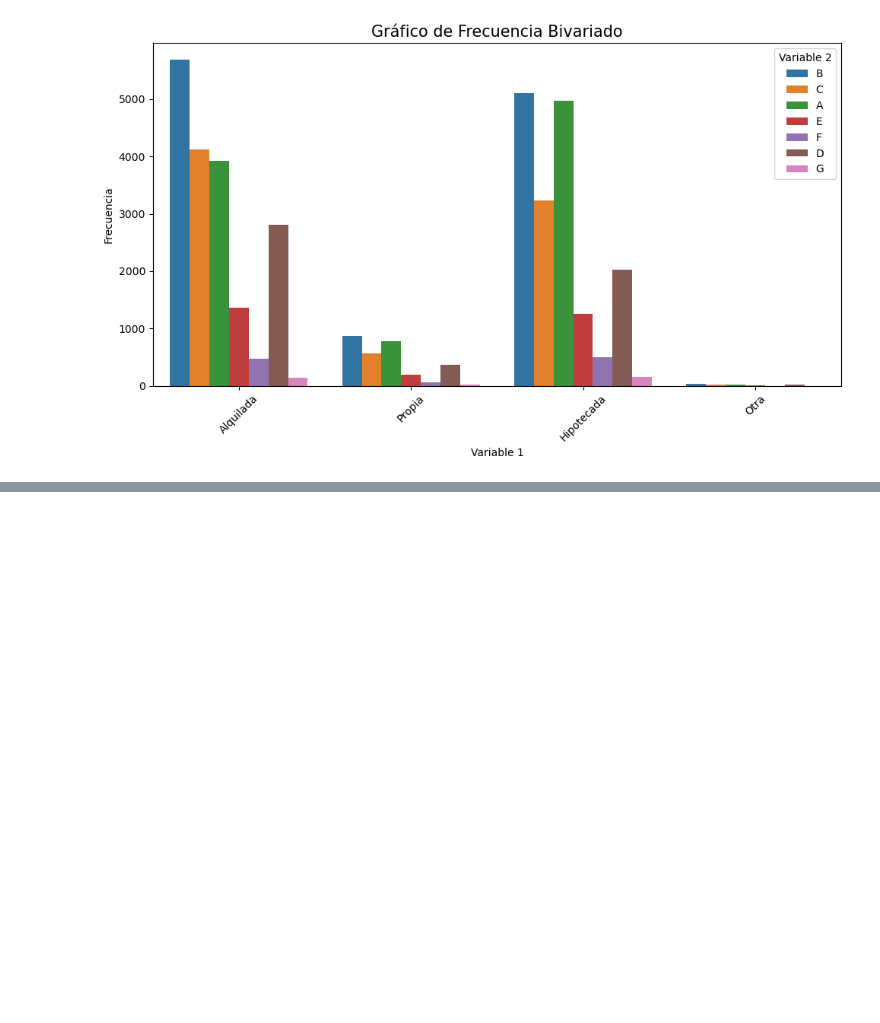
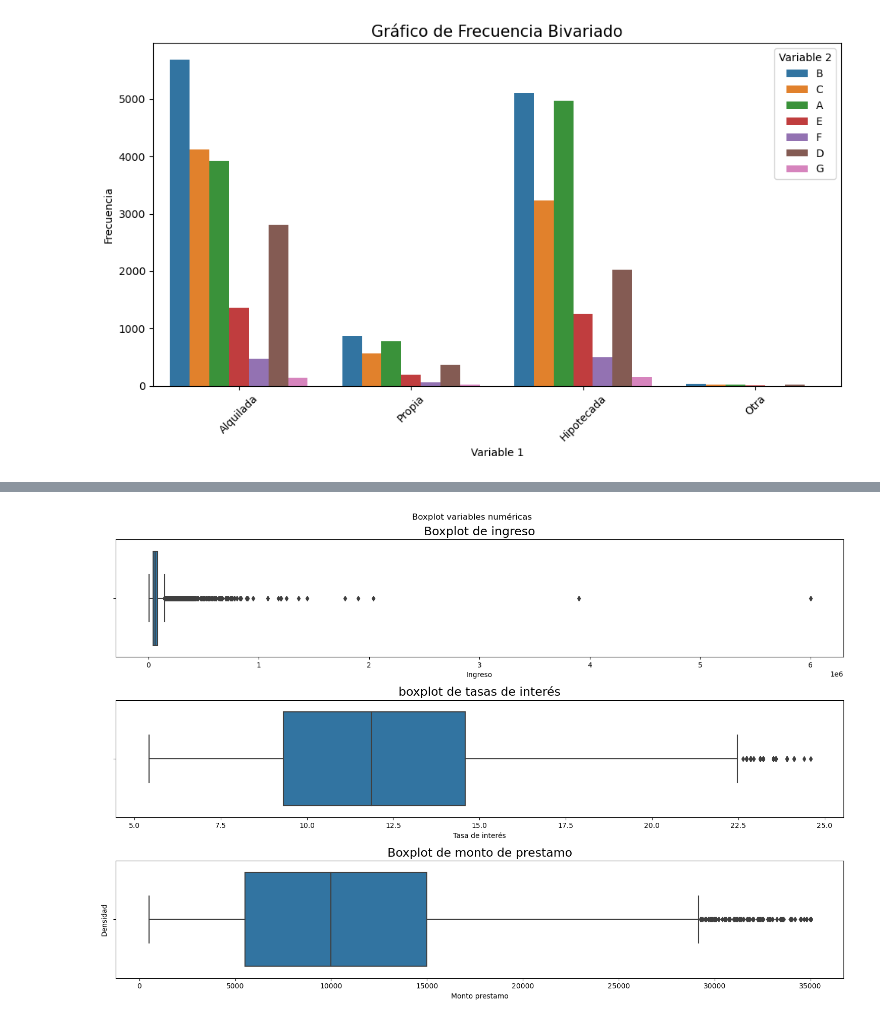
Before and after one commit to SoyJuanDuenas/Amount_loan_ML_Model, a Jupyter notebook: Untitled.ipynb, the cells around one changed output, grey strips where cells are left out. Drawn from its saved outputs; the diff is of its cells as text; code cells hidden in the pictures; blank space fills up the shorter version.

```diff
--- a/Untitled.ipynb
+++ b/Untitled.ipynb
@@ -193,0 +296,29 @@ plt.show()
+# %%
+#Generamos los boxplot de nuestras medidas numericas
+plt.figure(figsize=(15, 10))
+plt.suptitle('Boxplot variables numéricas')
+
+# Subplot 1 - Boxplot de ingreso_anual
+plt.subplot(3, 1, 1)
+sns.boxplot(data['ingreso_anual'])
+plt.title('Boxplot de ingreso', size=17)
+plt.xlabel('Ingreso')
+
+# Subplot 2 - Boxplot de tasa_interes
+plt.subplot(3, 1, 2)
+sns.boxplot(data['tasa_interes'])
+plt.title('boxplot de tasas de interés', size=17)
+plt.xlabel('Tasa de interés')
+
+
+plt.subplot(3, 1, 3)
+sns.boxplot(data['cantidad_credito'])
+plt.title('Boxplot de monto de prestamo', size=17)
+plt.xlabel('Monto prestamo')
+plt.ylabel('Densidad')
+
+
+plt.tight_layout()
+plt.show()
+# %% [output]
+[figure, added]
```
Also changed, not shown: parts of 10 cells of this notebook.
